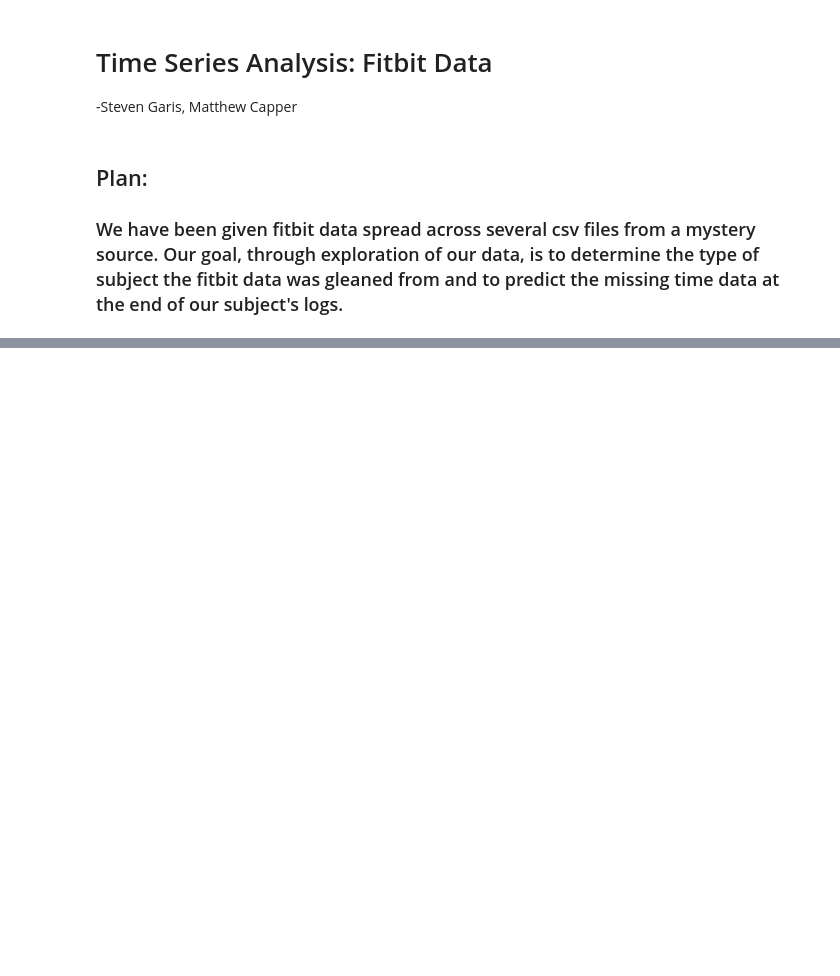
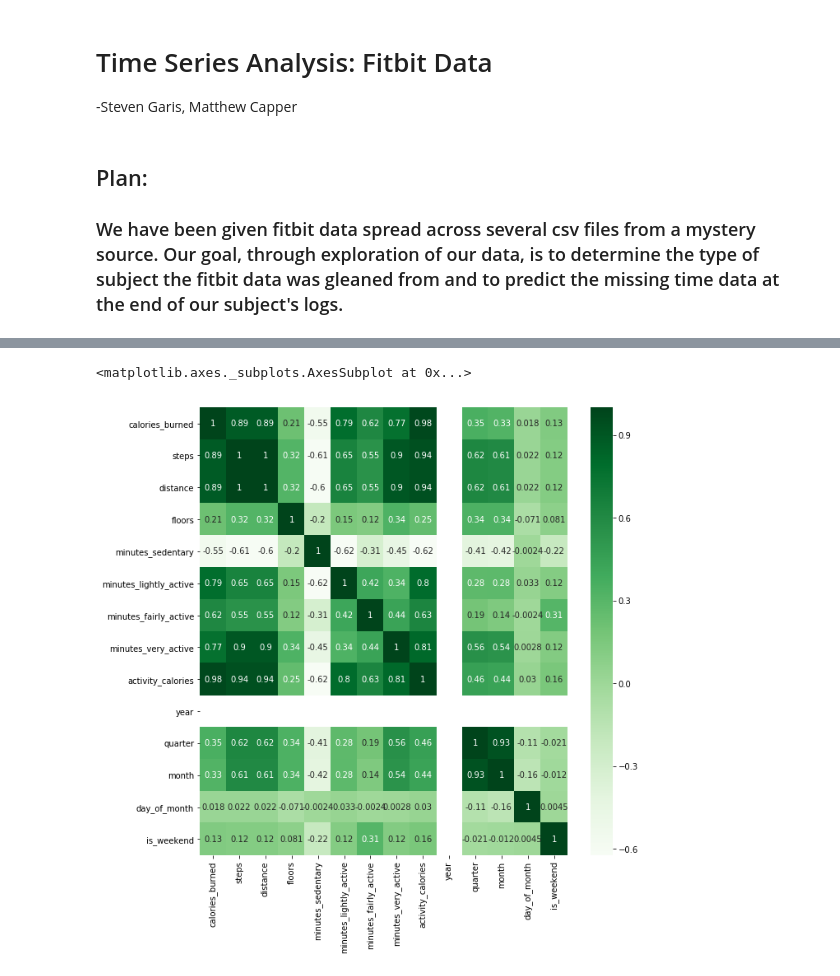
Before and after one commit to tsa-project-steven-matt/tsa_project, a Jupyter notebook: clean_draft_msc.ipynb, the cells around one changed output, grey strips where cells are left out. Saved outputs shown, nothing was run; the diff lists cells and outputs as text; code cells hidden in the pictures; blank space fills up the shorter version.

```diff
--- a/clean_draft_msc.ipynb
+++ b/clean_draft_msc.ipynb
@@ -50,0 +120,10 @@ df = prepare_fitbit.prep_data(df)
+# %%
+# train/test split:
+train = df[:'2018-11-08']
+test = df['2018-11-08':]
+# %%
+plt.figure(figsize=(10,10))
+sns.heatmap(data=train.corr(), annot=True, cmap='Greens')
+# %% [output]
+<matplotlib.axes._subplots.AxesSubplot at 0x...>
+[figure, added]
```
Also changed, not shown: parts of 46 cells of this notebook.
